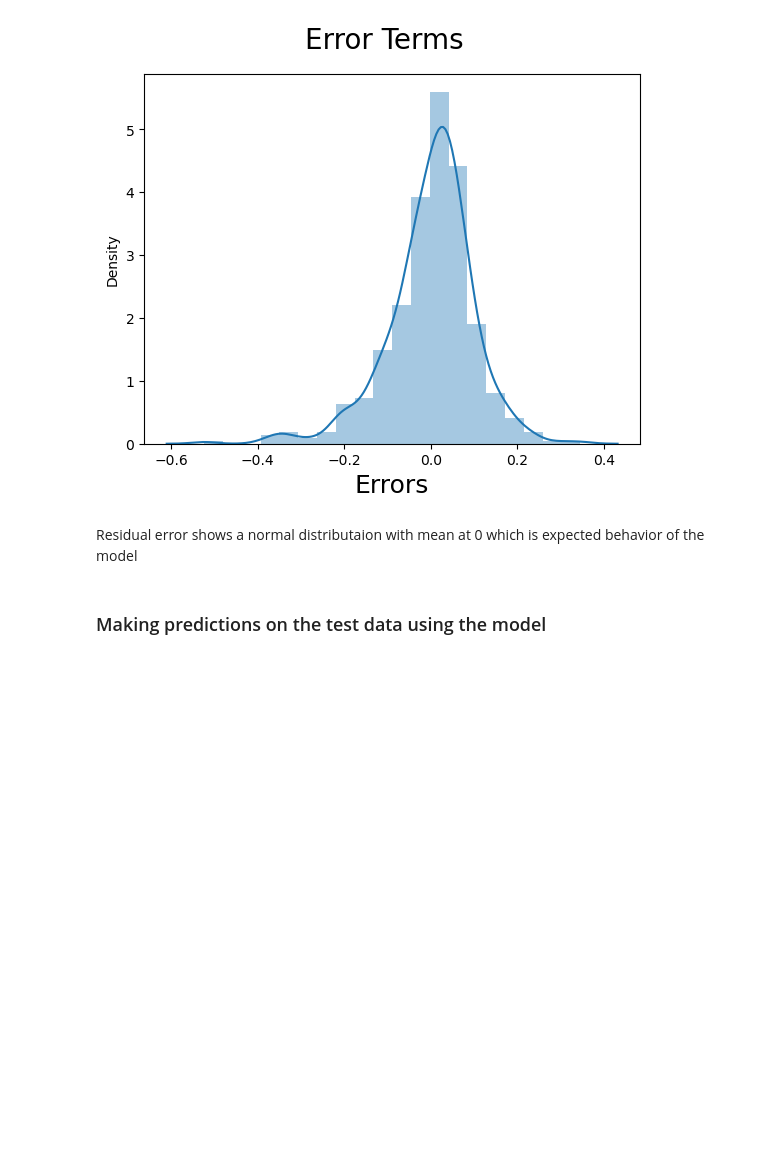
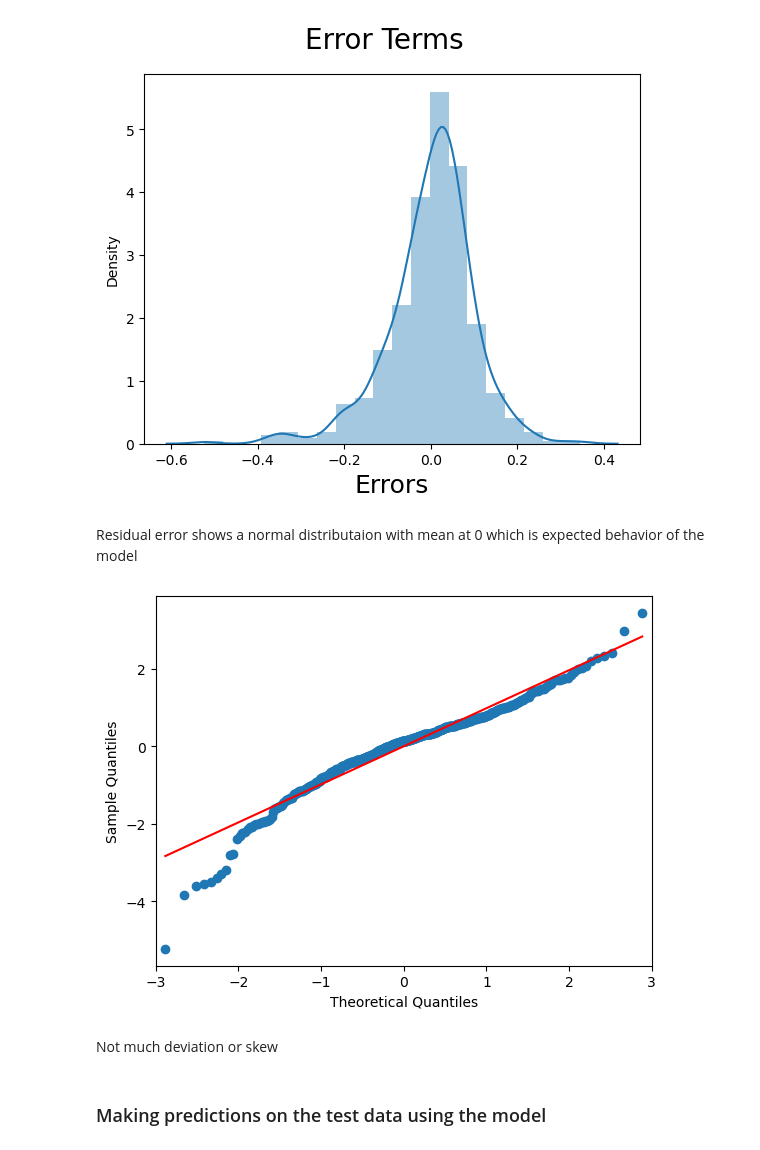
Before and after one commit to MT2012039/BoomBikes_case_study, a Jupyter notebook: Debargha_Ganguly.ipynb, the cells around one changed output. Cells and saved outputs as stored; diff of their text form; code cells hidden in the pictures; blank space fills up the shorter version.

Commit message:
Adding Q-Q plot

```diff
--- a/Debargha_Ganguly.ipynb
+++ b/Debargha_Ganguly.ipynb
@@ -362,6 +382,15 @@ Text(0.5, 0, 'Errors')
 [figure]
 # %% [markdown]
 Residual error shows a normal distributaion with mean at 0 which is expected behavior of the model
+# %%
+#Adding Q-Q plot for the residuals
+resid = lm.resid
+sm.qqplot(resid, fit=True, line='r')
+plt.show()
+# %% [output]
+[figure, added]
+# %% [markdown]
+Not much deviation or skew
 # %% [markdown]
 ### Making predictions on the test data using the model
 # %%
```
Also changed, not shown: parts of 3 cells of this notebook.
